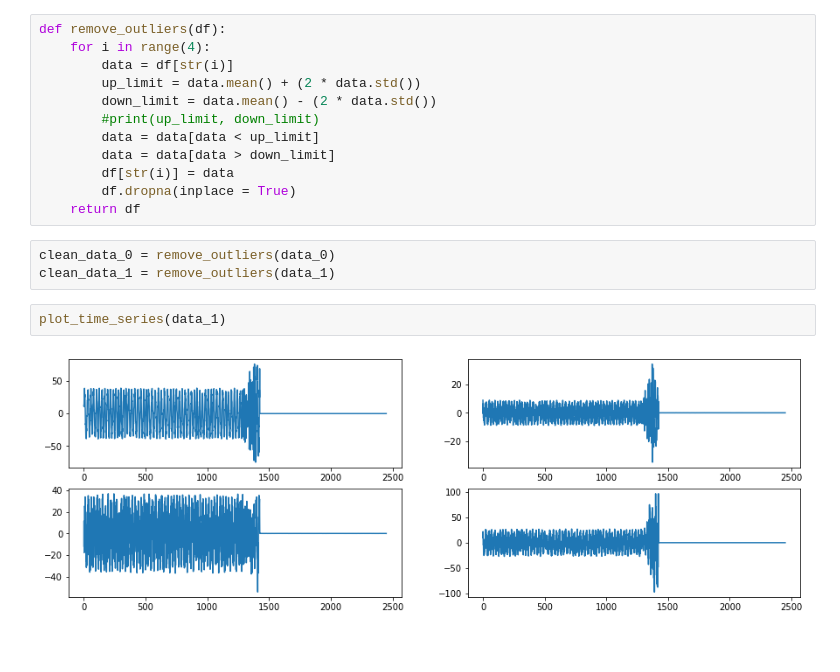
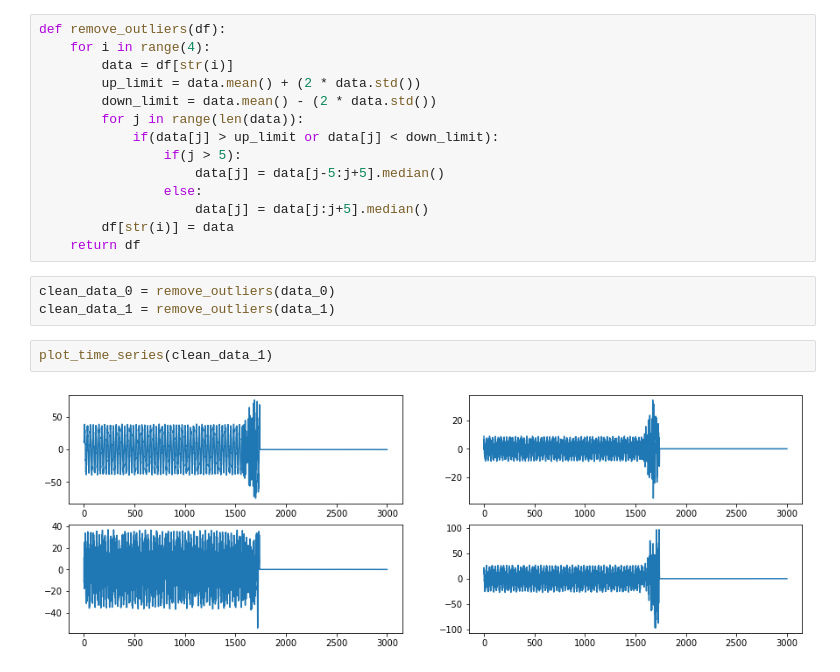
Before and after one commit to abhilampard/Time-Series-Fault-Prediction, a Jupyter notebook: Abhishek Patil - DS Challenge.ipynb, the cells around one changed output. Saved outputs shown, nothing was run; the diff lists cells and outputs as text; blank space fills up the shorter version.

```diff
--- a/Abhishek Patil - DS Challenge.ipynb
+++ b/Abhishek Patil - DS Challenge.ipynb
@@ -31,16 +33,18 @@ def remove_outliers(df):
         data = df[str(i)]
         up_limit = data.mean() + (2 * data.std())
         down_limit = data.mean() - (2 * data.std())
-        #print(up_limit, down_limit)
-        data = data[data < up_limit]
-        data = data[data > down_limit]
+        for j in range(len(data)):
+            if(data[j] > up_limit or data[j] < down_limit):
+                if(j > 5):
+                    data[j] = data[j-5:j+5].median()
+                else:
+                    data[j] = data[j:j+5].median()
         df[str(i)] = data
-        df.dropna(inplace = True)
     return df
 # %%
 clean_data_0 = remove_outliers(data_0)
 clean_data_1 = remove_outliers(data_1)
 # %%
-plot_time_series(data_1)
+plot_time_series(clean_data_1)
 # %% [output]
-[figure, old version]
+[figure, new version]
```
Also changed, not shown: parts of 2 cells of this notebook.
